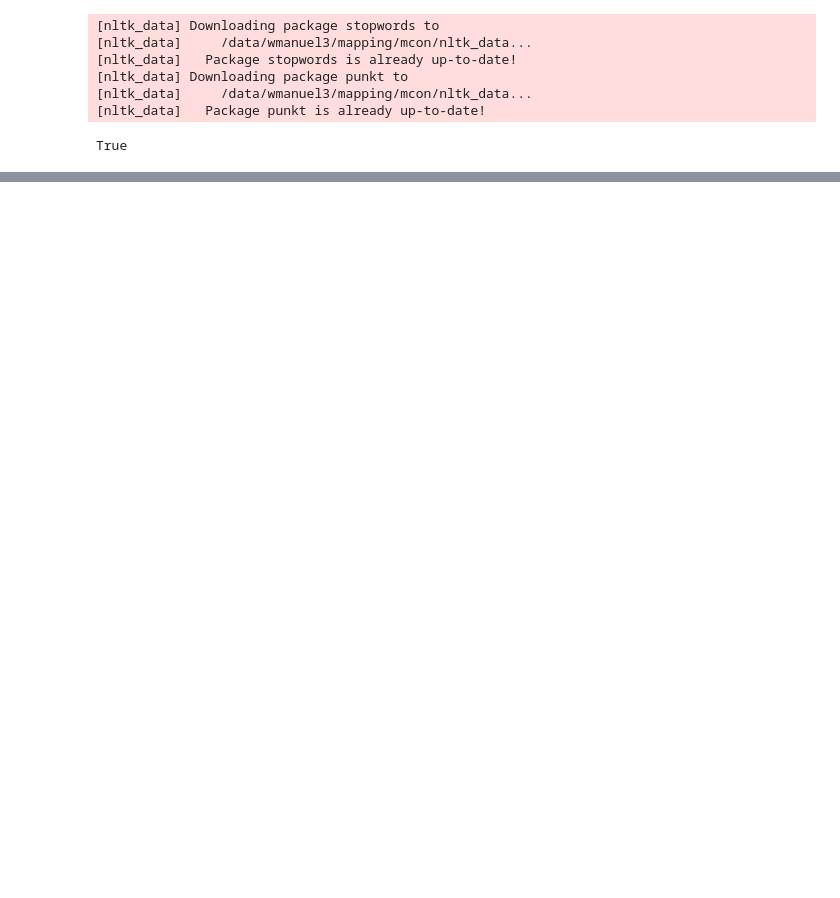
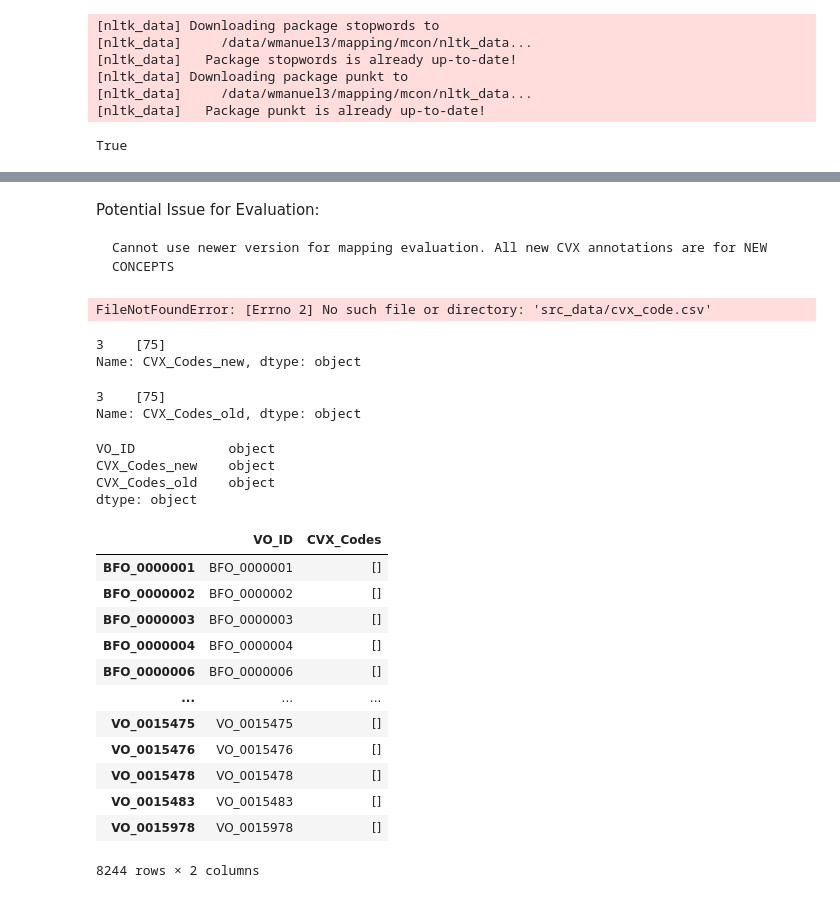
Before and after one commit to warren-manuel/vaxharmonyrep, a Jupyter notebook: VO_CVX.ipynb, the cells around one changed output, grey strips where cells are left out. Cells and saved outputs as stored; diff of their text form; code cells hidden in the pictures; blank space fills up the shorter version.

```diff
--- a/VO_CVX.ipynb
+++ b/VO_CVX.ipynb
@@ -104,0 +237,4 @@ c.seeAlso
+# %% [markdown]
+Potential Issue for Evaluation:
+
+    Cannot use newer version for mapping evaluation. All new CVX annotations are for NEW CONCEPTS
@@ -104,0 +243,41 @@ c.seeAlso
+# %%
+
+cvx_file = 'src_data/cvx_code.csv'
+cvx_df = pd.read_csv(cvx_file, sep='|', names = ['Short Description','Full Vaccine name','CVX Code','Vaccine Status','Last Updated Date','Notes'])
+cvx_df
+# %% [output]
+FileNotFoundError: [Errno 2] No such file or directory: 'src_data/cvx_code.csv'
+# %%
+# From vo_df_all, get rows where CVX_Codes_new is not empty and CVX_Codes_old is empty
+vo_df_all[vo_df_all['VO_ID']=='VO_0000003']['CVX_Codes_new']
+# %% [output]
+3    [75]
+Name: CVX_Codes_new, dtype: object
+# %%
+vo_df_all[vo_df_all['VO_ID']=='VO_0000003']['CVX_Codes_old']
+# %% [output]
+3    [75]
+Name: CVX_Codes_old, dtype: object
+# %%
+vo_df_all.dtypes
+# %% [output]
+VO_ID            object
+CVX_Codes_new    object
+CVX_Codes_old    object
+dtype: object
+# %%
+vo_df[['VO_ID','CVX_Codes']]
+# %% [output]
+|  | VO_ID | CVX_Codes |
+| BFO_0000001 | BFO_0000001 | [] |
+| BFO_0000002 | BFO_0000002 | [] |
+| BFO_0000003 | BFO_0000003 | [] |
+| BFO_0000004 | BFO_0000004 | [] |
+| BFO_0000006 | BFO_0000006 | [] |
+| ... | ... | ... |
+| VO_0015475 | VO_0015475 | [] |
+| VO_0015476 | VO_0015476 | [] |
+| VO_0015478 | VO_0015478 | [] |
+| VO_0015483 | VO_0015483 | [] |
+| VO_0015978 | VO_0015978 | [] |
+8244 rows × 2 columns
```
Also changed, not shown: parts of 18 cells of this notebook, 1 other file.
